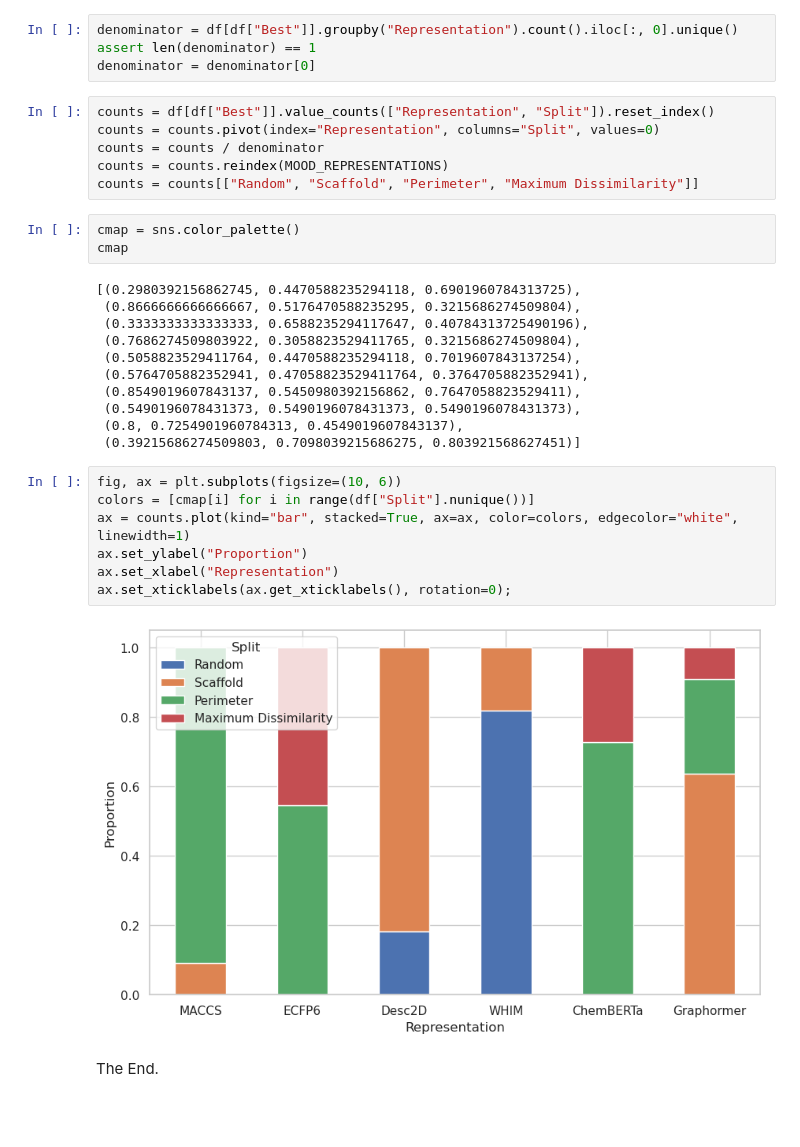
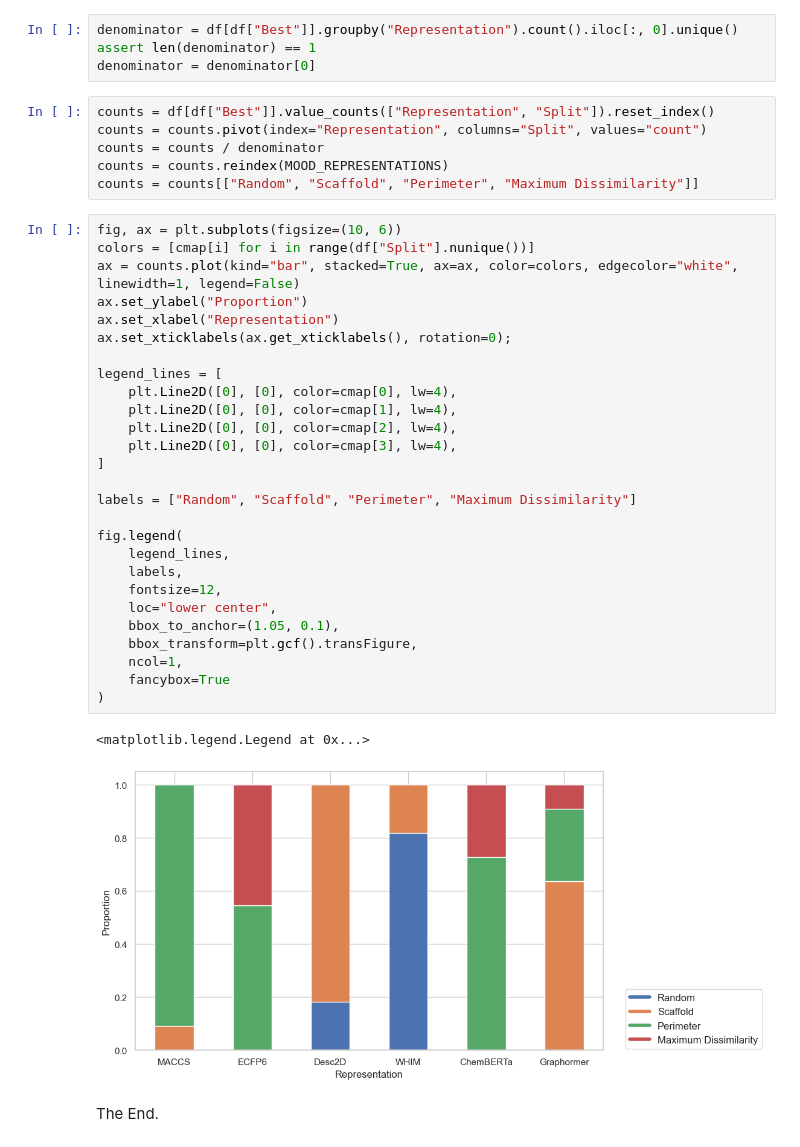
Before and after one commit to valence-labs/mood-experiments, a Jupyter notebook: notebooks/07. Prescribed splits summary.ipynb, the cells around one changed output. Saved outputs shown, nothing was run; the diff lists cells and outputs as text; blank space fills up the shorter version.

Commit message:
Add statistical tests for Figure 1a and 1b + Move legend in Figure 5

```diff
--- a/notebooks/07. Prescribed splits summary.ipynb
+++ b/notebooks/07. Prescribed splits summary.ipynb
@@ -29,32 +51,39 @@ assert len(denominator) == 1
 denominator = denominator[0]
 # %%
 counts = df[df["Best"]].value_counts(["Representation", "Split"]).reset_index()
-counts = counts.pivot(index="Representation", columns="Split", values=0)
+counts = counts.pivot(index="Representation", columns="Split", values="count")
 counts = counts / denominator
 counts = counts.reindex(MOOD_REPRESENTATIONS)
 counts = counts[["Random", "Scaffold", "Perimeter", "Maximum Dissimilarity"]]
-# %%
-cmap = sns.color_palette()
-cmap
-# %% [output]
-[(0.2980392156862745, 0.4470588235294118, 0.6901960784313725),
- (0.8666666666666667, 0.5176470588235295, 0.3215686274509804),
- (0.3333333333333333, 0.6588235294117647, 0.40784313725490196),
- (0.7686274509803922, 0.3058823529411765, 0.3215686274509804),
- (0.5058823529411764, 0.4470588235294118, 0.7019607843137254),
- (0.5764705882352941, 0.47058823529411764, 0.3764705882352941),
- (0.8549019607843137, 0.5450980392156862, 0.7647058823529411),
- (0.5490196078431373, 0.5490196078431373, 0.5490196078431373),
- (0.8, 0.7254901960784313, 0.4549019607843137),
- (0.39215686274509803, 0.7098039215686275, 0.803921568627451)]
 # %%
 fig, ax = plt.subplots(figsize=(10, 6))
 colors = [cmap[i] for i in range(df["Split"].nunique())]
-ax = counts.plot(kind="bar", stacked=True, ax=ax, color=colors, edgecolor="white", linewidth=1)
+ax = counts.plot(kind="bar", stacked=True, ax=ax, color=colors, edgecolor="white", linewidth=1, legend=False)
 ax.set_ylabel("Proportion")
 ax.set_xlabel("Representation")
 ax.set_xticklabels(ax.get_xticklabels(), rotation=0);
+
+legend_lines = [
+    plt.Line2D([0], [0], color=cmap[0], lw=4),
+    plt.Line2D([0], [0], color=cmap[1], lw=4),
+    plt.Line2D([0], [0], color=cmap[2], lw=4),
+    plt.Line2D([0], [0], color=cmap[3], lw=4),
+]
+
+labels = ["Random", "Scaffold", "Perimeter", "Maximum Dissimilarity"]
+
+fig.legend(
+    legend_lines,
+    labels,
+    fontsize=12,
+    loc="lower center",
+    bbox_to_anchor=(1.05, 0.1),
+    bbox_transform=plt.gcf().transFigure,
+    ncol=1,
+    fancybox=True
+)
 # %% [output]
+<matplotlib.legend.Legend at 0x...>
-[figure, old version]
+[figure, new version]
 # %% [markdown]
 The End.
```
Also changed, not shown: parts of 4 cells of this notebook, 1 other file.
